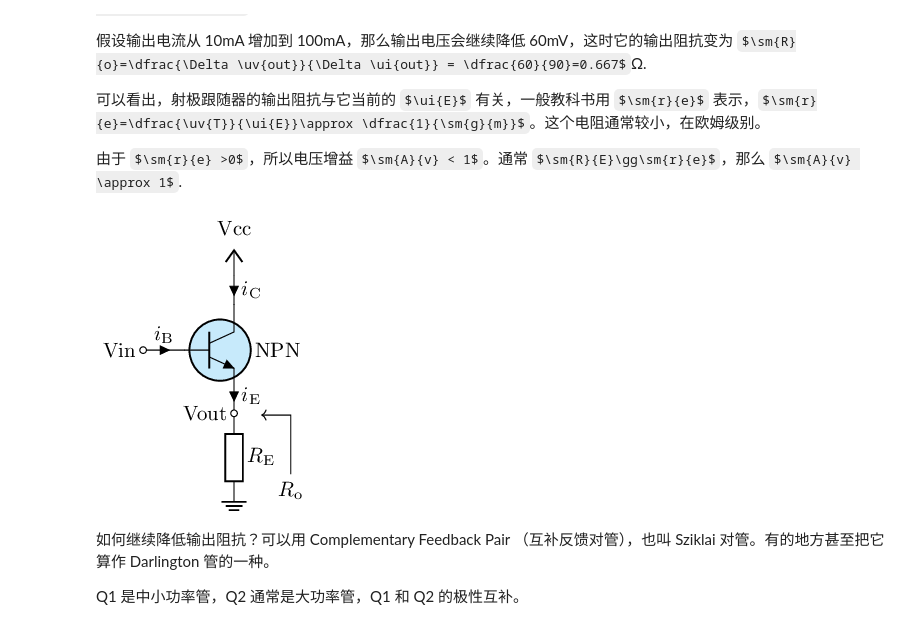
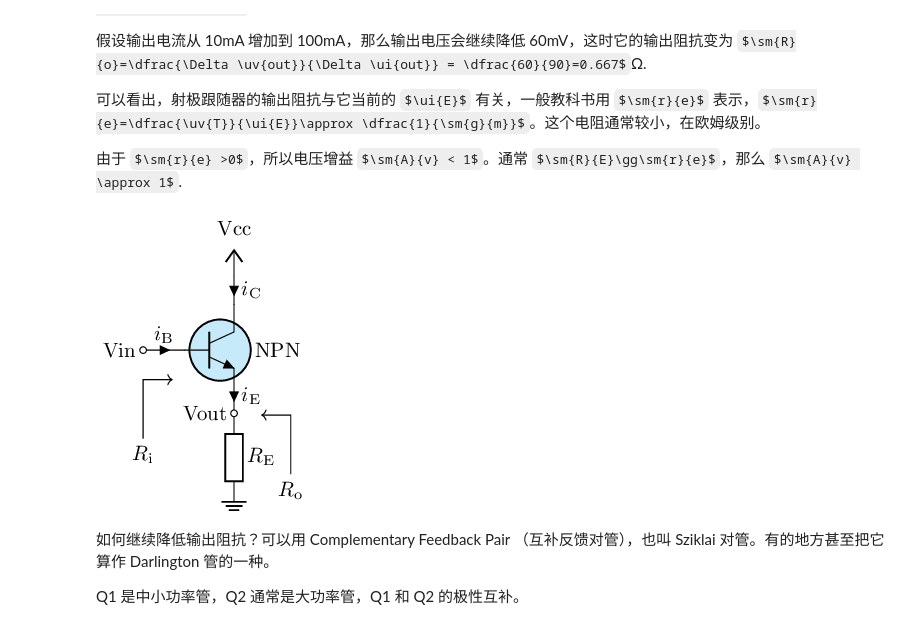
Before and after one commit to chenshuo/nuedc, a Jupyter notebook: docs/bjt-circuits.ipynb, the cells around one changed output. Cells and saved outputs as stored; diff of their text form; code cells hidden in the pictures; some formulas as TeX source.

```diff
--- a/docs/bjt-circuits.ipynb
+++ b/docs/bjt-circuits.ipynb
@@ -376,20 +373,21 @@ Text(0, 0.5, 'Vout - Vin (mV)')
 # %%
 %%tikz -ct
 \ctikzset{european resistors, transistors/arrow pos=end, transistors/fill=cyan!20, amplifiers/fill=cyan!20}
 \newcommand{\li}[1]{\ensuremath{i_\mathrm{#1}}}
 
 \draw (0, 0) node [left] {Vin}
 to [short, o-, i=$\li{B}$] ++(0.7, 0)
 node [npn, tr circle, anchor=B] (Q) {NPN};
 \draw (Q.C) to [short,i_<=$\li{C}$] ++(0, 0.5) node [vcc] {Vcc};
 
 \draw (Q.E) to [short, -o] ++(0, -0.3) node [left] {Vout}
 to [R, l=$R_\mathrm{E}$, bipoles/length=1cm] ++(0, -1.5) node [tlground] {};
 \draw (Q.E) node [currarrow, rotate=-90] {} node [right] {$\li{E}$};
 
+\draw [->] (0, -1.5) node [below] {$R_\mathrm{i}$} to ++(0, 1) to ++(0.5, 0);
 \draw [->] (2.5, -2.1) node [below] {$R_\mathrm{o}$} to ++(0, 1) to ++(-0.5, 0);
 # %% [output]
-[figure, old version]
+[figure, new version]
 # %% [markdown]
 如何继续降低输出阻抗？可以用 Complementary Feedback Pair （互补反馈对管），也叫 Sziklai 对管。有的地方甚至把它算作 Darlington 管的一种。
 
```
Also changed, not shown: parts of 2 cells of this notebook, 1 other file.
